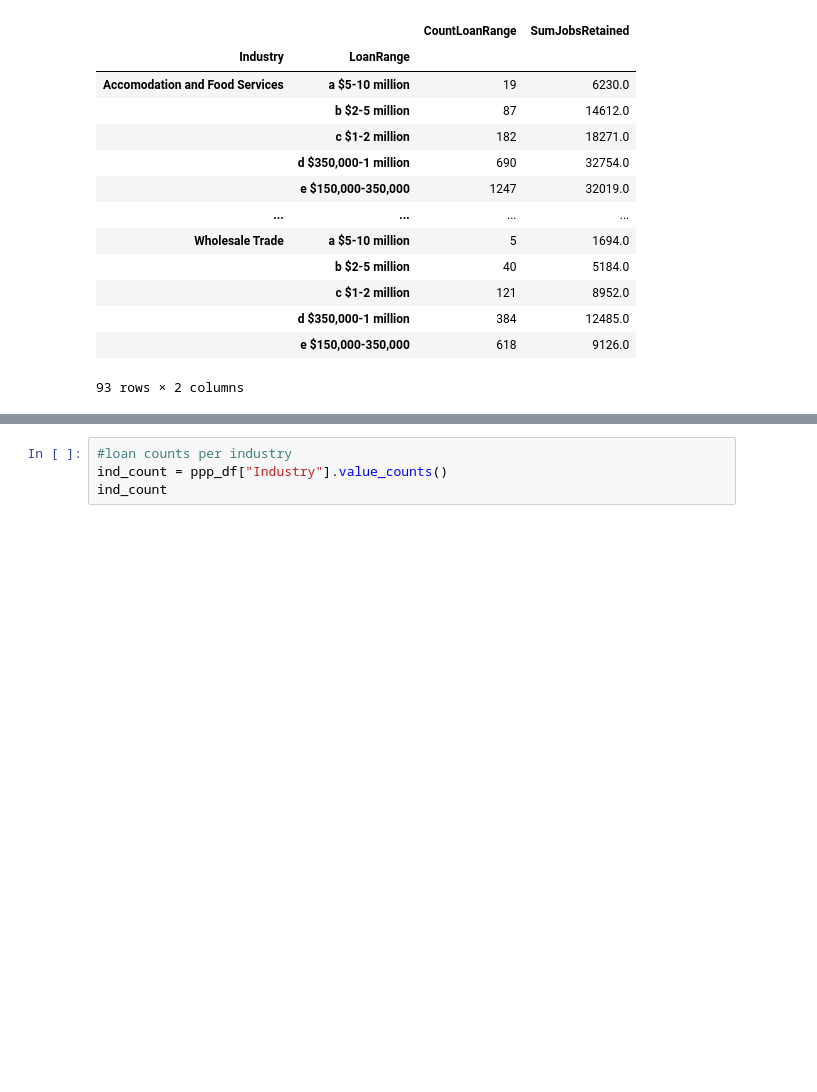
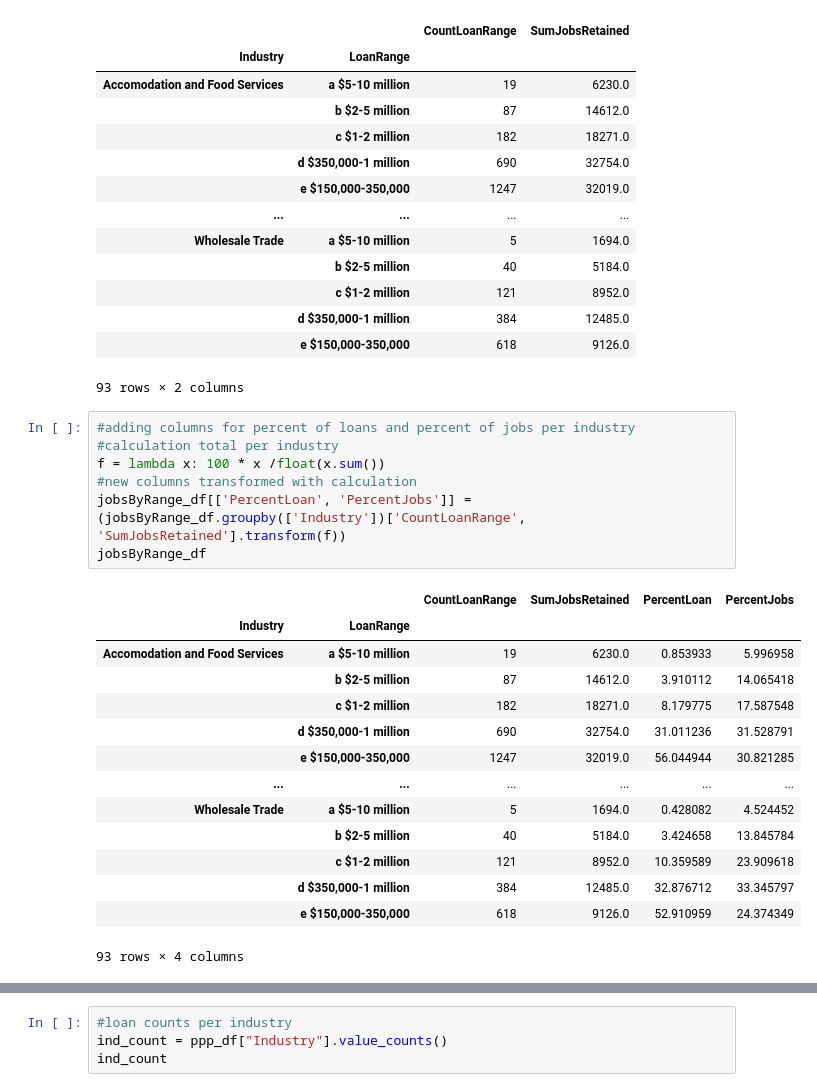
Before and after one commit to cspence001/nyc_ppp_loan, a Jupyter notebook: nycppprecipients_ind_grouped.ipynb, the cells around one changed output, grey strips where cells are left out. Saved outputs shown, nothing was run; the diff lists cells and outputs as text; blank space fills up the shorter version.

Commit message:
configured potential calculations

```diff
--- a/nycppprecipients_ind_grouped.ipynb
+++ b/nycppprecipients_ind_grouped.ipynb
@@ -128,3 +128,25 @@ jobsByRange_df
 |  | d $350,000-1 million | 384 | 12485.0 |
 |  | e $150,000-350,000 | 618 | 9126.0 |
 93 rows × 2 columns
+# %%
+#adding columns for percent of loans and percent of jobs per industry
+#calculation total per industry
+f = lambda x: 100 * x /float(x.sum())
+#new columns transformed with calculation
+jobsByRange_df[['PercentLoan', 'PercentJobs']] = (jobsByRange_df.groupby(['Industry'])['CountLoanRange', 'SumJobsRetained'].transform(f))
+jobsByRange_df
+# %% [output]
+|  |  | CountLoanRange | SumJobsRetained | PercentLoan | PercentJobs |
+| Industry | LoanRange |  |  |  |  |
+| Accomodation and Food Services | a $5-10 million | 19 | 6230.0 | 0.853933 | 5.996958 |
+|  | b $2-5 million | 87 | 14612.0 | 3.910112 | 14.065418 |
+|  | c $1-2 million | 182 | 18271.0 | 8.179775 | 17.587548 |
+|  | d $350,000-1 million | 690 | 32754.0 | 31.011236 | 31.528791 |
+|  | e $150,000-350,000 | 1247 | 32019.0 | 56.044944 | 30.821285 |
+| ... | ... | ... | ... | ... | ... |
+| Wholesale Trade | a $5-10 million | 5 | 1694.0 | 0.428082 | 4.524452 |
+|  | b $2-5 million | 40 | 5184.0 | 3.424658 | 13.845784 |
+|  | c $1-2 million | 121 | 8952.0 | 10.359589 | 23.909618 |
+|  | d $350,000-1 million | 384 | 12485.0 | 32.876712 | 33.345797 |
+|  | e $150,000-350,000 | 618 | 9126.0 | 52.910959 | 24.374349 |
+93 rows × 4 columns
```
Also changed, not shown: parts of 5 cells of this notebook.
